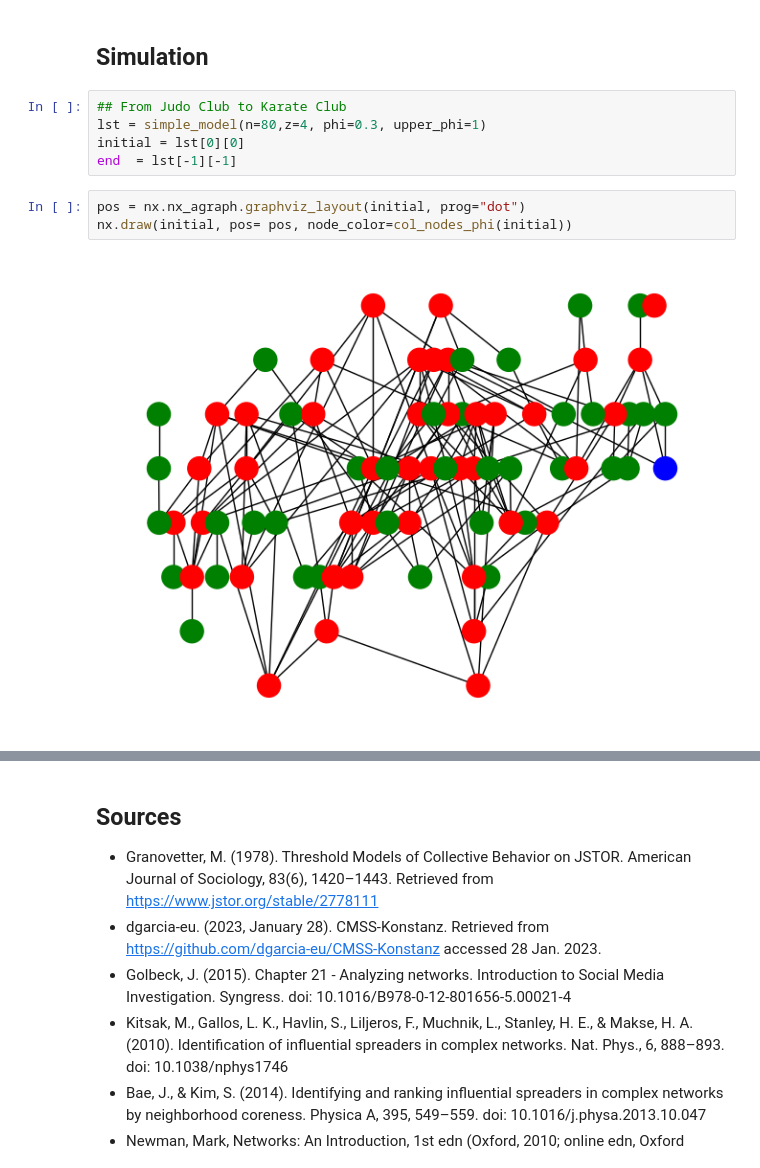
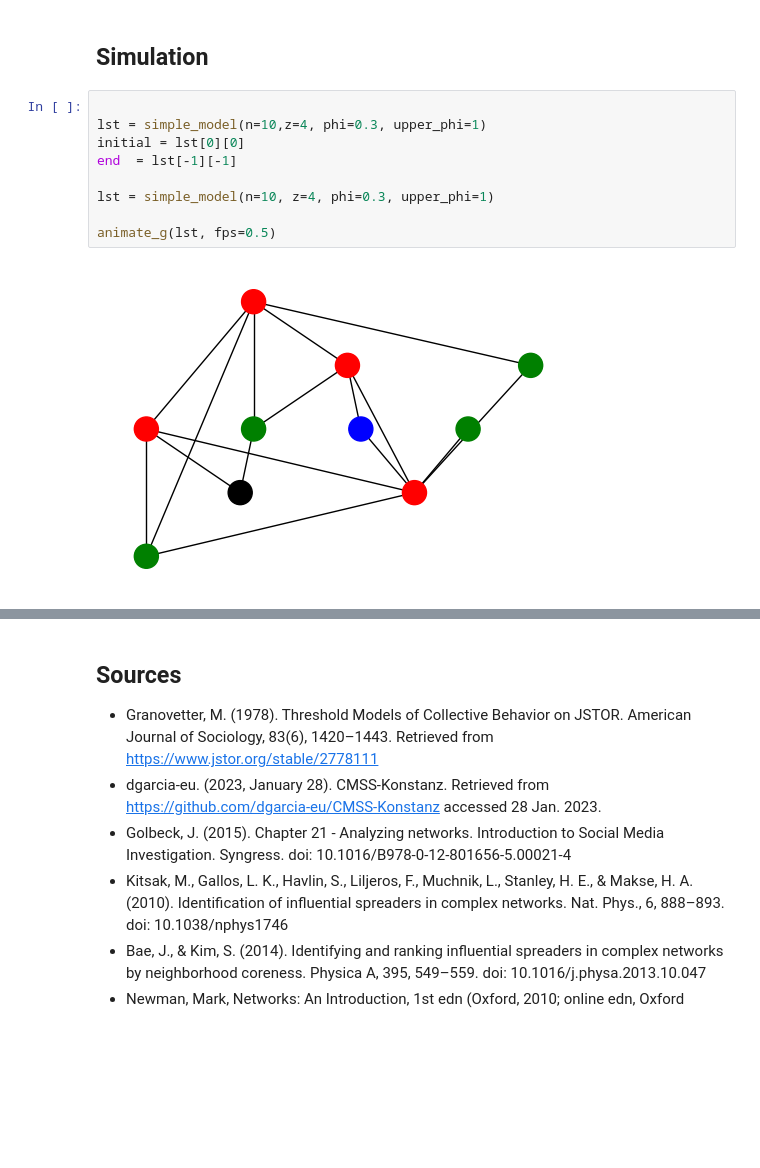
Before and after one commit to jstet/CMSS_Simple_Model, a Jupyter notebook: presentation.ipynb, the cells around one changed output, grey strips where cells are left out. Drawn from its saved outputs; the diff is of its cells as text; blank space fills up the shorter version.

```diff
--- a/presentation.ipynb
+++ b/presentation.ipynb
@@ -159,12 +161,13 @@ $$G_{n}^0(1) = \Sigma k(k-1)\rho_kp_k=z $$
 # %% [markdown]
 ## Simulation
 # %%
-## From Judo Club to Karate Club
-lst = simple_model(n=80,z=4, phi=0.3, upper_phi=1)
+
+lst = simple_model(n=10,z=4, phi=0.3, upper_phi=1)
 initial = lst[0][0]
 end  = lst[-1][-1]
+
+lst = simple_model(n=10, z=4, phi=0.3, upper_phi=1)
+
+animate_g(lst, fps=0.5)
+# %% [output]
+[figure, added]
-# %%
-pos = nx.nx_agraph.graphviz_layout(initial, prog="dot")
-nx.draw(initial, pos= pos, node_color=col_nodes_phi(initial))
-# %% [output]
-[figure, removed]
```
Also changed, not shown: parts of 2 cells of this notebook, 4 other files.
